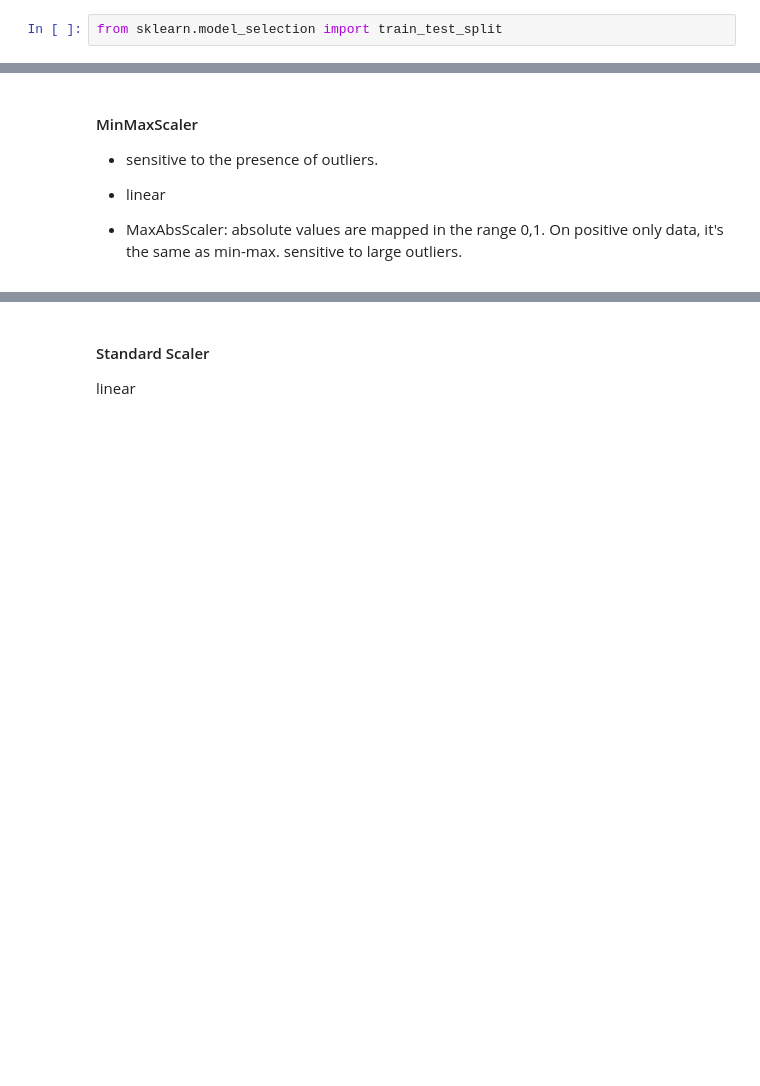
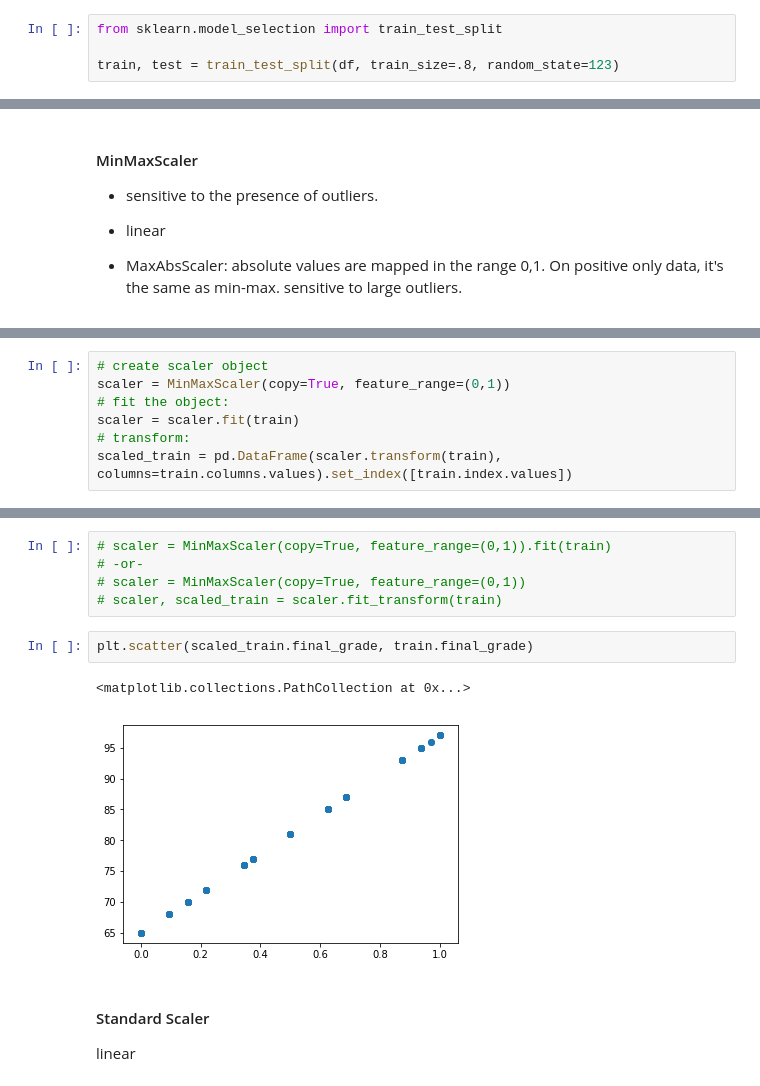
Before and after one commit to CodeupClassroom/bayes-methodologies-exercises, a Jupyter notebook: regression-day3.ipynb, the cells around one changed output, grey strips where cells are left out. Drawn from its saved outputs; the diff is of its cells as text; blank space fills up the shorter version.

```diff
--- a/regression-day3.ipynb
+++ b/regression-day3.ipynb
@@ -44,6 +143,8 @@ import matplotlib.pyplot as plt
 ### Split
 # %%
 from sklearn.model_selection import train_test_split
+
+train, test = train_test_split(df, train_size=.8, random_state=123)
 # %% [markdown]
 ### Scale
 https://scikit-learn.org/stable/auto_examples/preprocessing/plot_all_scaling.html
@@ -60,0 +160,7 @@ from sklearn.preprocessing import MinMaxScaler, StandardScaler, QuantileTransfor
+# %%
+# create scaler object
+scaler = MinMaxScaler(copy=True, feature_range=(0,1))
+# fit the object:
+scaler = scaler.fit(train)
+# transform:
+scaled_train = pd.DataFrame(scaler.transform(train), columns=train.columns.values).set_index([train.index.values])
@@ -61,3 +179,13 @@ from sklearn.preprocessing import MinMaxScaler, StandardScaler, QuantileTransfor
+# %%
+# scaler = MinMaxScaler(copy=True, feature_range=(0,1)).fit(train)
+# -or-
+# scaler = MinMaxScaler(copy=True, feature_range=(0,1))
+# scaler, scaled_train = scaler.fit_transform(train)
+# %%
+plt.scatter(scaled_train.final_grade, train.final_grade)
+# %% [output]
+<matplotlib.collections.PathCollection at 0x...>
+[figure, added]
 # %% [markdown]
 #### Standard Scaler
 
```
Also changed, not shown: parts of 47 cells of this notebook.
